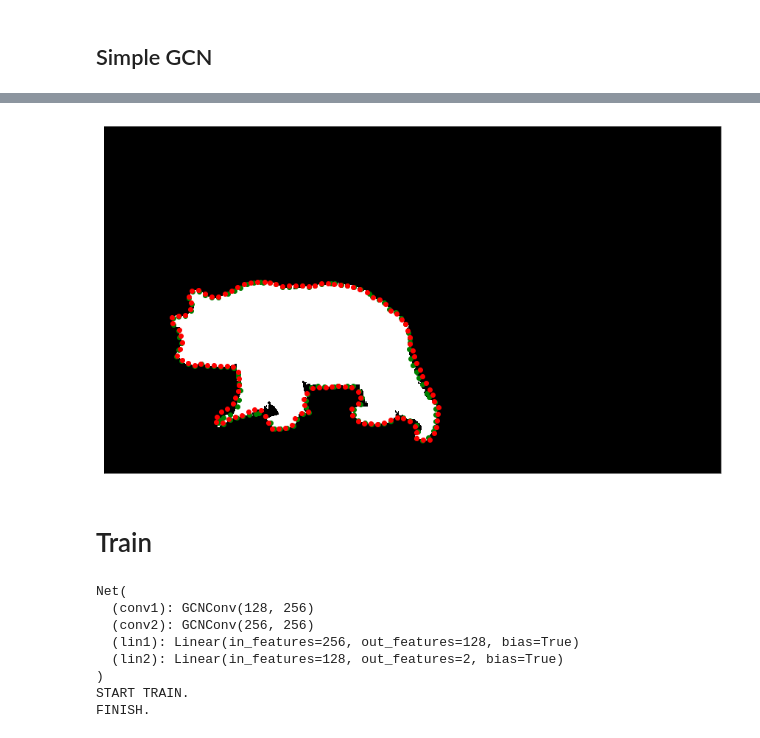
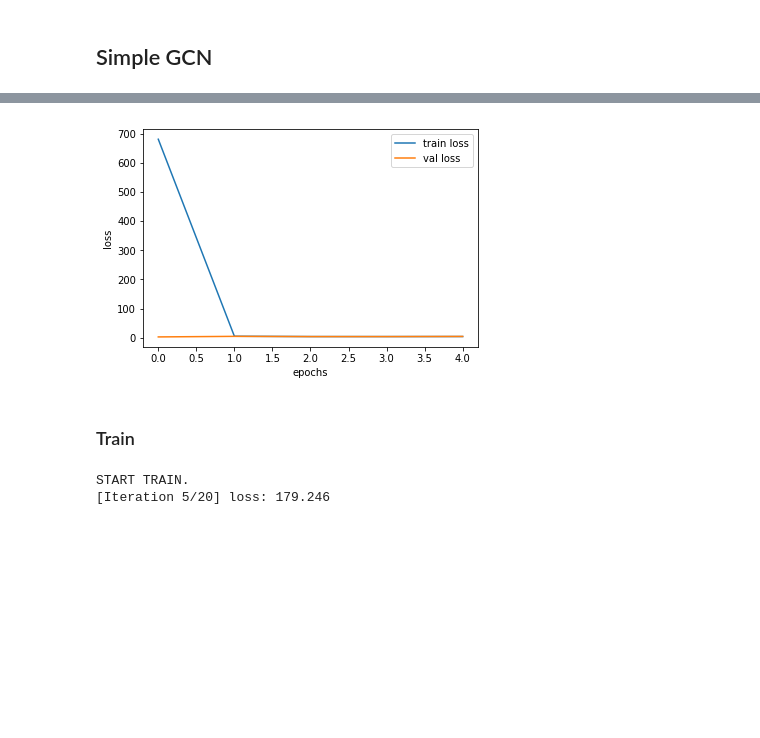
Before and after one commit to chris-clem/in2364-adl4cv, a Jupyter notebook: gcn_davis_2016.ipynb, the cells around one changed output, grey strips where cells are left out. Drawn from its saved outputs; the diff is of its cells as text; code cells hidden in the pictures; blank space fills up the shorter version.

```diff
--- a/gcn_davis_2016.ipynb
+++ b/gcn_davis_2016.ipynb
@@ -205,24 +130,14 @@ OverfitSampler = SequentialSampler(range(num_train))
 
 overfit_train_loader = DataLoader(train, batch_size=1,
                                   shuffle=False, sampler=OverfitSampler)
-overfit_val_loader = DataLoader(val, batch_size=1, shuffle=False, sampler=SequentialSampler(range(3)))
-
+overfit_val_loader = DataLoader(val, batch_size=1,
+                                shuffle=False, sampler=OverfitSampler)
 
 # Load model and run the solver
-overfit_model = Net(in_channels=train[0].num_features,
+overfit_model = GCN(in_channels=train[0].num_features,
                     out_channels=train[0].y.shape[1])
 
-print(overfit_model)
-overfit_model.double()
-overfit_model.to(device)
-criterion = nn.MSELoss()
-optimizer = optim.Adam(overfit_model.parameters(), lr=1e-4, betas=(0.9, 0.999),
-                       eps=1e-8, weight_decay=0.0)
-<<<<<<< local
-train_loss_history = train_net(overfit_model, overfit_train_loader, optimizer, criterion,
-                               num_epochs=100, verbose=False)
-=======
-train_loss_history, val_loss_history = train_net(overfit_model, overfit_train_loader, overfit_val_loader, optimizer, criterion,
-                               num_epochs=250, verbose=False)
->>>>>>> remote
+overfit_solver = Solver(optim_args={"lr": 1e-2})
+overfit_solver.train(overfit_model, overfit_train_loader, overfit_val_loader,
+                     num_epochs=5, log_nth=1, verbose=True)
 # %% [output]
@@ -310,29 +161,21 @@ def plot_translation(image, translation_ground_truth, translation_pred):
-# %%
-plot_translation(image, translation_ground_truth, translation_pred)
-# %% [output]
-[figure, removed]
+# %%
+show_loss(overfit_solver)
+# %% [output]
+[figure, added]
 # %% [markdown]
-# Train
+### Train
 # %%
 train_loader = DataLoader(train, batch_size=BATCH_SIZE, shuffle=True)
+val_loader = DataLoader(val, batch_size=BATCH_SIZE, shuffle=False)
 
 # Load model and run the solver
-model = Net(in_channels=train[0].num_features,
+model = GCN(in_channels=train[0].num_features,
             out_channels=train[0].y.shape[1])
-print(model)
-model.double()
-model.to(device)
-criterion = nn.MSELoss()
-optimizer = optim.Adam(model.parameters(), lr=1e-4, betas=(0.9, 0.999),
-                       eps=1e-8, weight_decay=0.0)
-train_loss_history = train_net(model, train_loader, optimizer, criterion,
-                               num_epochs=10, log_nth=10, verbose=True)
+
+solver = Solver(optim_args={"lr": 1e-2})
+
+solver.train(model, train_loader, val_loader,
+             num_epochs=10, log_nth=5, verbose=True)
 # %% [output]
-Net(
-  (conv1): GCNConv(128, 256)
-  (conv2): GCNConv(256, 256)
-  (lin1): Linear(in_features=256, out_features=128, bias=True)
-  (lin2): Linear(in_features=128, out_features=2, bias=True)
-)
 START TRAIN.
-FINISH.
+[Iteration 5/20] loss: 179.246
```
Also changed, not shown: parts of 20 cells of this notebook, 26 other files.
